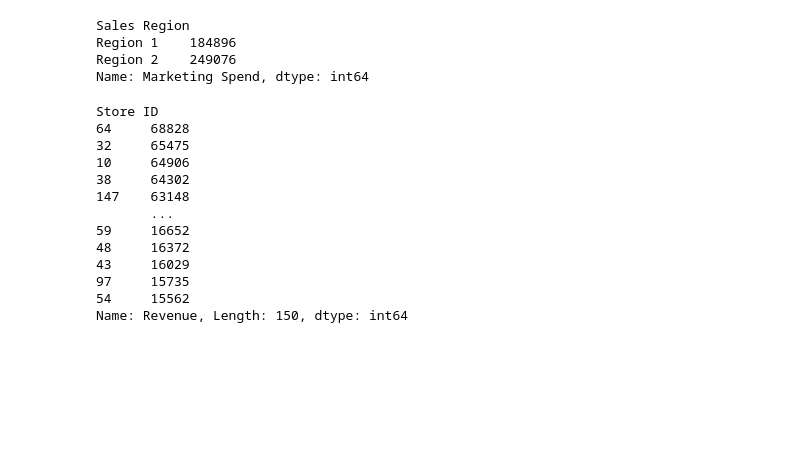
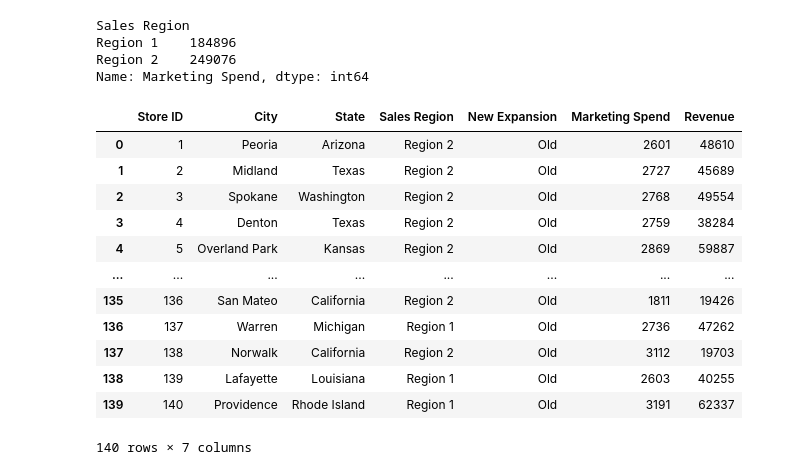
Before and after one commit to AhmedhassanB/startup-expansion-analysis, a Jupyter notebook: startup_expansion_eda.ipynb, the cells around one changed output. Saved outputs shown, nothing was run; the diff lists cells and outputs as text; code cells hidden in the pictures; blank space fills up the shorter version.

```diff
--- a/startup_expansion_eda.ipynb
+++ b/startup_expansion_eda.ipynb
@@ -153,20 +153,19 @@ Sales Region
 Region 1    184896
 Region 2    249076
 Name: Marketing Spend, dtype: int64
-# %%
-# Which stores generate the highest and lowest revenue?
-df.groupby('Store ID')['Revenue'].sum().sort_values(ascending=False)
-# %% [output]
-Store ID
-64     68828
-32     65475
-10     64906
-38     64302
-147    63148
-       ...
-59     16652
-48     16372
-43     16029
-97     15735
-54     15562
-Name: Revenue, Length: 150, dtype: int64
+# %%
+df[df['New Expansion'] == 'Old']
+# %% [output]
+|  | Store ID | City | State | Sales Region | New Expansion | Marketing Spend | Revenue |
+| 0 | 1 | Peoria | Arizona | Region 2 | Old | 2601 | 48610 |
+| 1 | 2 | Midland | Texas | Region 2 | Old | 2727 | 45689 |
+| 2 | 3 | Spokane | Washington | Region 2 | Old | 2768 | 49554 |
+| 3 | 4 | Denton | Texas | Region 2 | Old | 2759 | 38284 |
+| 4 | 5 | Overland Park | Kansas | Region 2 | Old | 2869 | 59887 |
+| ... | ... | ... | ... | ... | ... | ... | ... |
+| 135 | 136 | San Mateo | California | Region 2 | Old | 1811 | 19426 |
+| 136 | 137 | Warren | Michigan | Region 1 | Old | 2736 | 47262 |
+| 137 | 138 | Norwalk | California | Region 2 | Old | 3112 | 19703 |
+| 138 | 139 | Lafayette | Louisiana | Region 1 | Old | 2603 | 40255 |
+| 139 | 140 | Providence | Rhode Island | Region 1 | Old | 3191 | 62337 |
+140 rows × 7 columns
```
Also changed, not shown: parts of 10 cells of this notebook.
